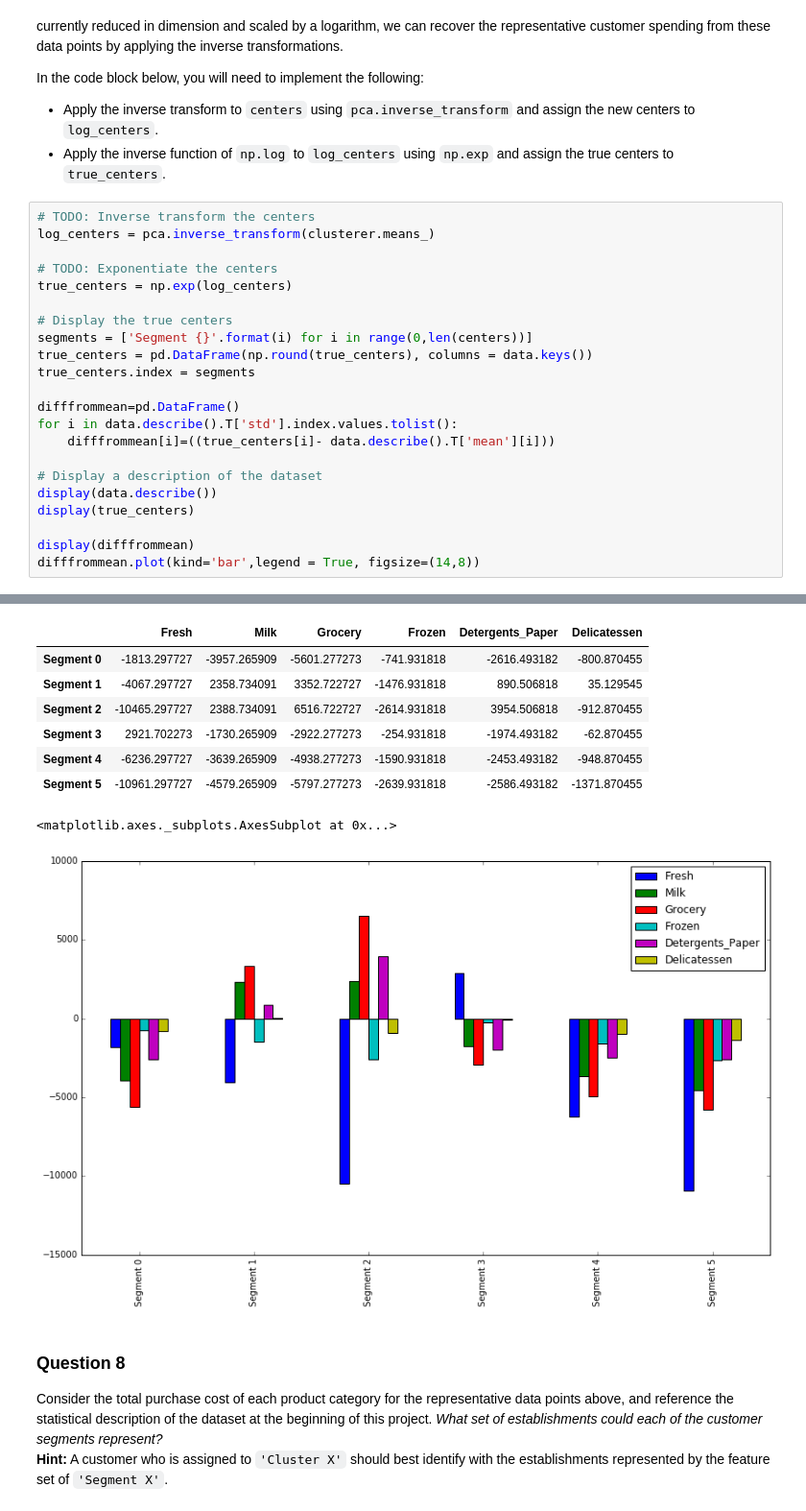
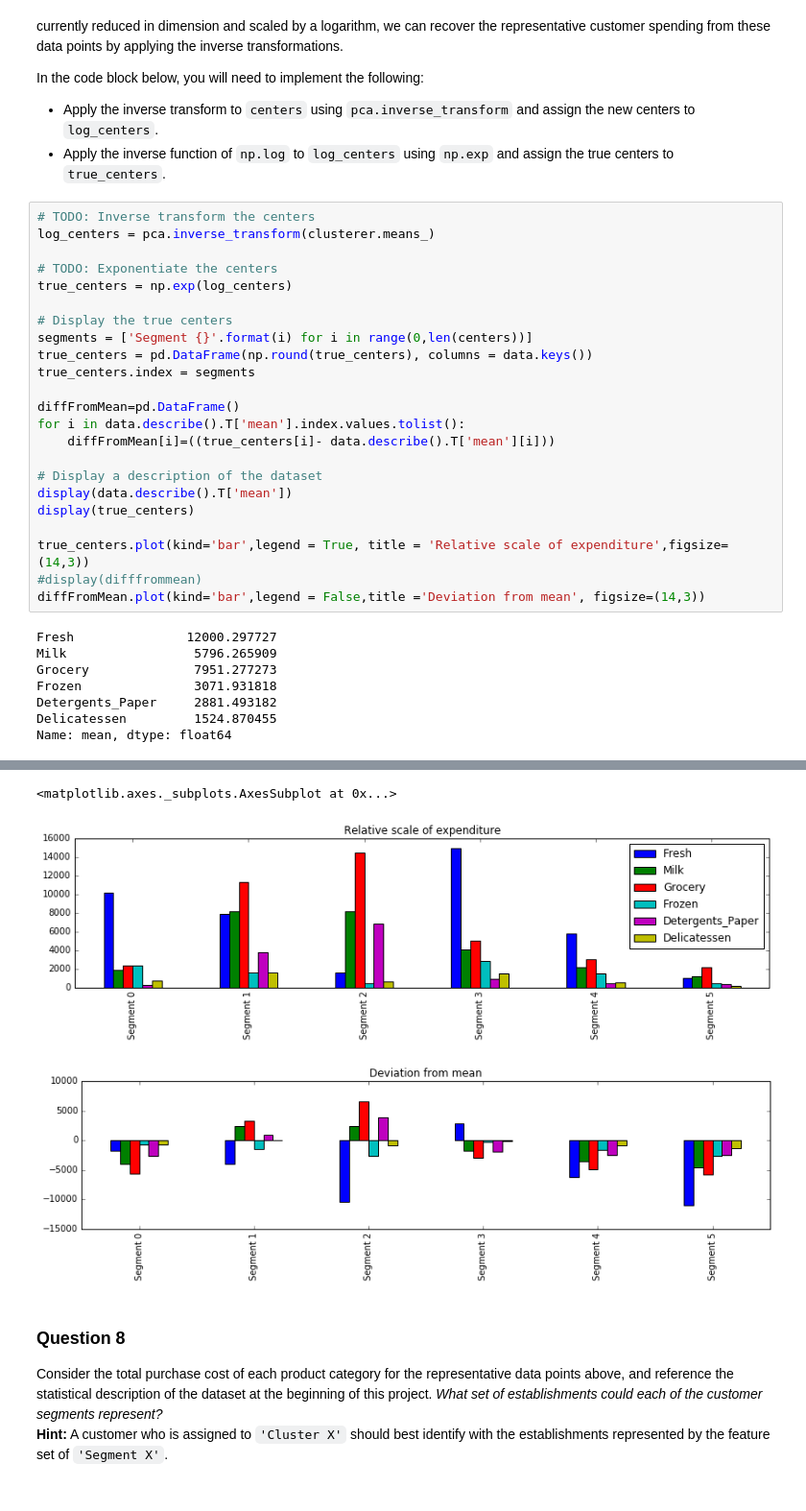
Before and after one commit to llathrop/creating_customer_segments, a Jupyter notebook: customer_segments.ipynb, the cells around one changed output, grey strips where cells are left out. Shown at 96% size. Drawn from its saved outputs; the diff is of its cells as text.

```diff
--- a/customer_segments.ipynb
+++ b/customer_segments.ipynb
@@ -498,15 +498,23 @@ segments = ['Segment {}'.format(i) for i in range(0,len(centers))]
 true_centers = pd.DataFrame(np.round(true_centers), columns = data.keys())
 true_centers.index = segments
 
-difffrommean=pd.DataFrame()
-for i in data.describe().T['std'].index.values.tolist():
-    difffrommean[i]=((true_centers[i]- data.describe().T['mean'][i]))
+diffFromMean=pd.DataFrame()
+for i in data.describe().T['mean'].index.values.tolist():
+    diffFromMean[i]=((true_centers[i]- data.describe().T['mean'][i]))
 
 # Display a description of the dataset
-display(data.describe())
+display(data.describe().T['mean'])
 display(true_centers)
 
-display(difffrommean)
-difffrommean.plot(kind='bar',legend = True, figsize=(14,8))
+true_centers.plot(kind='bar',legend = True, title = 'Relative scale of expenditure',figsize=(14,3))
+#display(difffrommean)
+diffFromMean.plot(kind='bar',legend = False,title ='Deviation from mean', figsize=(14,3))
 # %% [output]
+Fresh               12000.297727
+Milk                 5796.265909
+Grocery              7951.277273
+Frozen               3071.931818
+Detergents_Paper     2881.493182
+Delicatessen         1524.870455
+Name: mean, dtype: float64
 |  | Fresh | Milk | Grocery | Frozen | Detergents_Paper | Delicatessen |
@@ -528,12 +527,6 @@ difffrommean.plot(kind='bar',legend = True, figsize=(14,8))
-|  | Fresh | Milk | Grocery | Frozen | Detergents_Paper | Delicatessen |
-| Segment 0 | -1813.297727 | -3957.265909 | -5601.277273 | -741.931818 | -2616.493182 | -800.870455 |
-| Segment 1 | -4067.297727 | 2358.734091 | 3352.722727 | -1476.931818 | 890.506818 | 35.129545 |
-| Segment 2 | -10465.297727 | 2388.734091 | 6516.722727 | -2614.931818 | 3954.506818 | -912.870455 |
-| Segment 3 | 2921.702273 | -1730.265909 | -2922.277273 | -254.931818 | -1974.493182 | -62.870455 |
-| Segment 4 | -6236.297727 | -3639.265909 | -4938.277273 | -1590.931818 | -2453.493182 | -948.870455 |
-| Segment 5 | -10961.297727 | -4579.265909 | -5797.277273 | -2639.931818 | -2586.493182 | -1371.870455 |
-<matplotlib.axes._subplots.AxesSubplot at 0x...>
+<matplotlib.axes._subplots.AxesSubplot at 0x...>
-[figure, old version]
+[figure, new version]
+[figure, added]
 # %% [markdown]
 ### Question 8
 Consider the total purchase cost of each product category for the representative data points above, and reference the statistical description of the dataset at the beginning of this project. *What set of establishments could each of the customer segments represent?*
```
Also changed, not shown: parts of 5 cells of this notebook.
